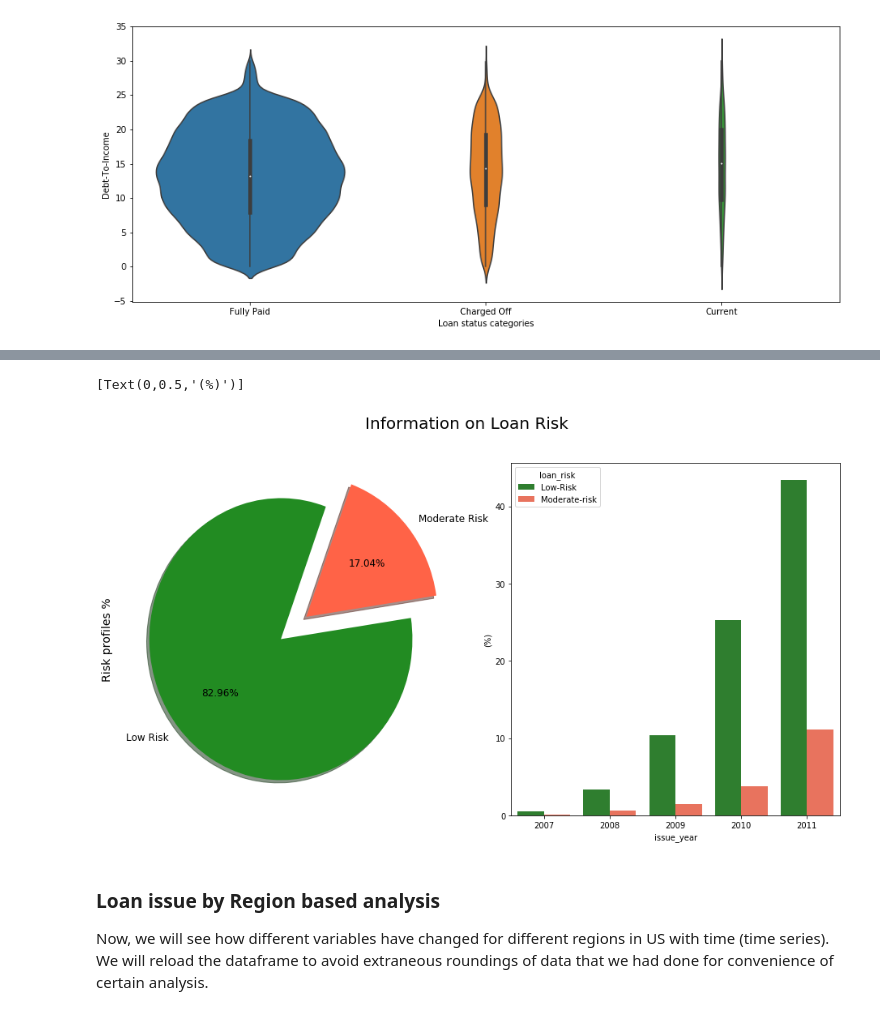
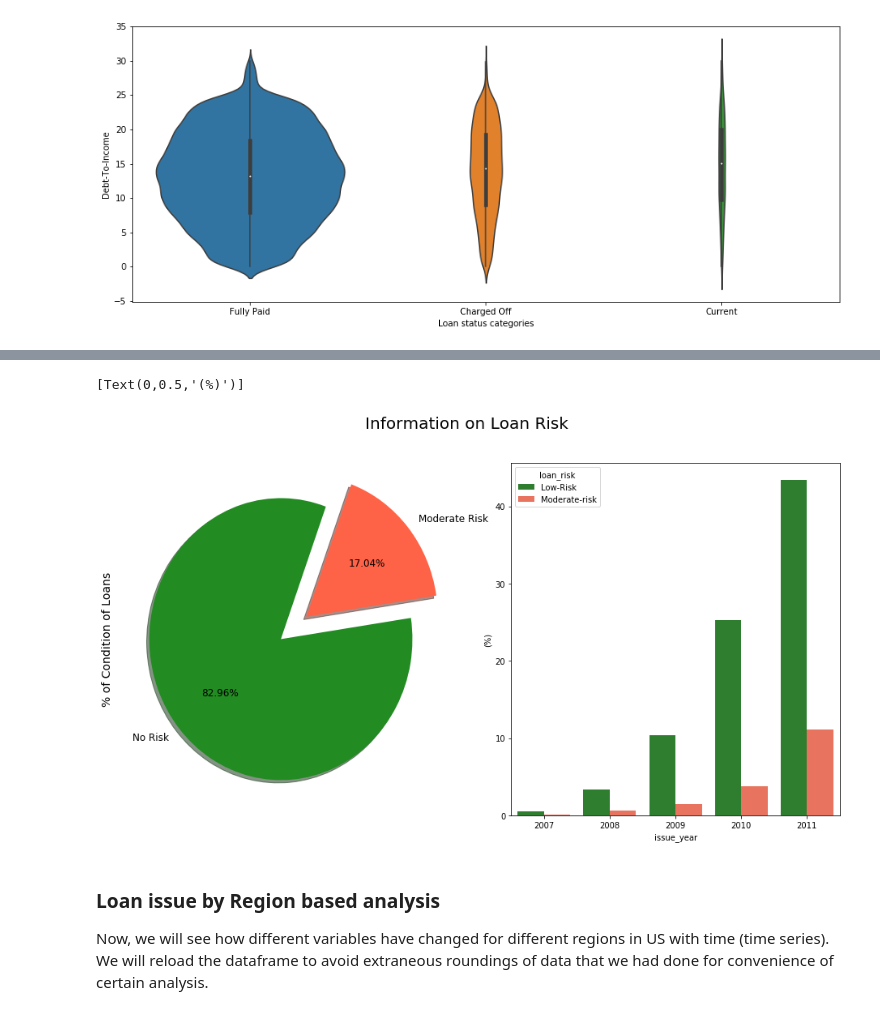
Before and after one commit to brijesh1100/P2-Gramener-Case-Study, a Jupyter notebook: EDA Case Study_Final.ipynb, the cells around one changed output, grey strips where cells are left out. Drawn from its saved outputs; the diff is of its cells as text; code cells hidden in the pictures.

```diff
--- a/EDA Case Study_Final.ipynb
+++ b/EDA Case Study_Final.ipynb
@@ -488,21 +497,21 @@ loan_df_reload['loan_risk'] = loan_df_reload['loan_status'].apply(loan_risk)
 # %%
 f, ax = plt.subplots(1,2, figsize=(16,8))
 colors = ["#228B22", "#FF6347"]
-labels ="Low Risk", "Moderate Risk"
+labels ="No Risk", "Moderate Risk"
 
 plt.suptitle('Information on Loan Risk', fontsize=20)
 
 loan_df_reload["loan_risk"].value_counts().plot.pie(explode=[0,0.25], autopct='%1.2f%%', ax=ax[0], shadow=True, colors=colors,
                                              labels=labels, fontsize=12, startangle=70)
 
 
-ax[0].set_ylabel('Risk profiles %', fontsize=14)
+ax[0].set_ylabel('% of Condition of Loans', fontsize=14)
 palette = ["#228B22", "#FF6347"]
 sns.barplot(x="issue_year", y="funded_amnt", hue="loan_risk", data=loan_df_reload, palette=palette, estimator=lambda x: len(x) / len(loan_df_reload) * 100)
 ax[1].set(ylabel="(%)")
 # %% [output]
 [Text(0,0.5,'(%)')]
-[figure, old version]
+[figure, new version]
 # %% [markdown]
 ### Loan issue by Region based analysis
 Now, we will see how different variables have changed for different regions in US with time (time series). We will reload the dataframe to avoid extraneous roundings of data that we had done for convenience of certain analysis.
```
Also changed, not shown: parts of 30 cells of this notebook.
